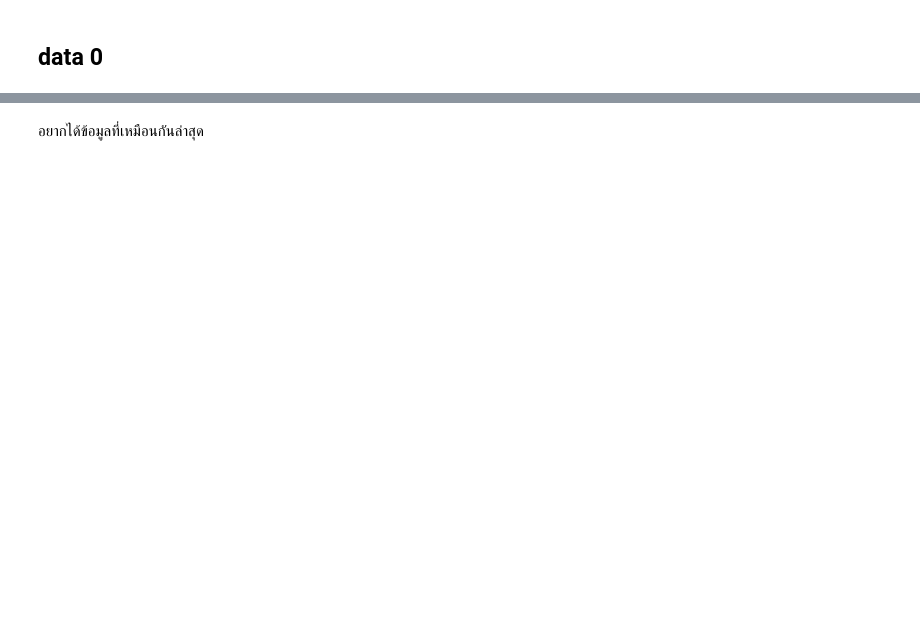
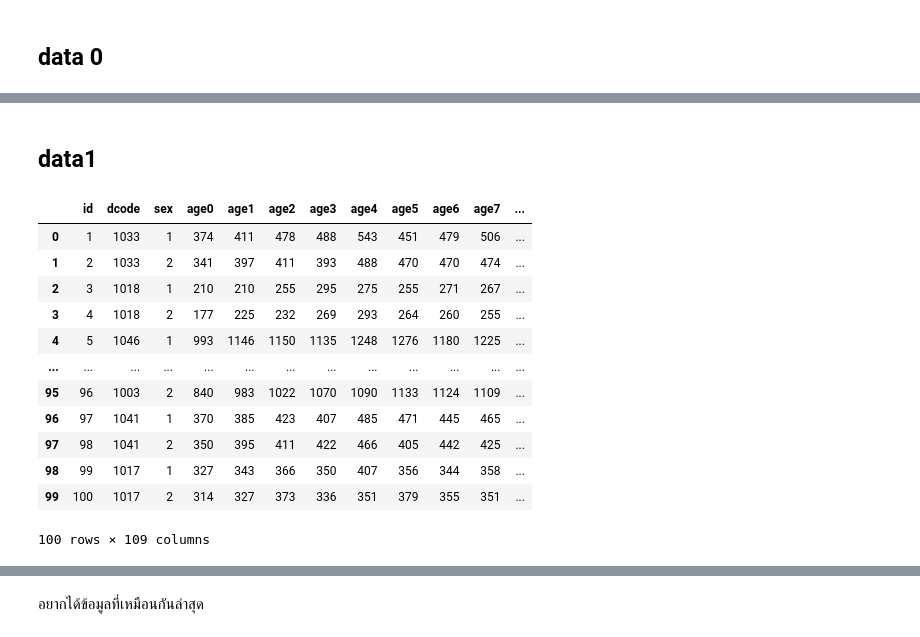
Before and after one commit to chuangchai49097/DWDM21, a Jupyter notebook: project.ipynb, the cells around one changed output, grey strips where cells are left out. Saved outputs shown, nothing was run; the diff lists cells and outputs as text; code cells hidden in the pictures; blank space fills up the shorter version.

```diff
--- a/project.ipynb
+++ b/project.ipynb
@@ -492,0 +74,19 @@ data6.head()
+# %% [markdown]
+## data1
+# %%
+data1 = pd.read_csv(os.path.join(path,'poppulationbyage59.csv'))
+data1 # import ไฟล์ปี 59
+# %% [output]
+|  | id | dcode | sex | age0 | age1 | age2 | age3 | age4 | age5 | age6 | age7 | ... |
+| 0 | 1 | 1033 | 1 | 374 | 411 | 478 | 488 | 543 | 451 | 479 | 506 | ... |
+| 1 | 2 | 1033 | 2 | 341 | 397 | 411 | 393 | 488 | 470 | 470 | 474 | ... |
+| 2 | 3 | 1018 | 1 | 210 | 210 | 255 | 295 | 275 | 255 | 271 | 267 | ... |
+| 3 | 4 | 1018 | 2 | 177 | 225 | 232 | 269 | 293 | 264 | 260 | 255 | ... |
+| 4 | 5 | 1046 | 1 | 993 | 1146 | 1150 | 1135 | 1248 | 1276 | 1180 | 1225 | ... |
+| ... | ... | ... | ... | ... | ... | ... | ... | ... | ... | ... | ... | ... |
+| 95 | 96 | 1003 | 2 | 840 | 983 | 1022 | 1070 | 1090 | 1133 | 1124 | 1109 | ... |
+| 96 | 97 | 1041 | 1 | 370 | 385 | 423 | 407 | 485 | 471 | 445 | 465 | ... |
+| 97 | 98 | 1041 | 2 | 350 | 395 | 411 | 422 | 466 | 405 | 442 | 425 | ... |
+| 98 | 99 | 1017 | 1 | 327 | 343 | 366 | 350 | 407 | 356 | 344 | 358 | ... |
+| 99 | 100 | 1017 | 2 | 314 | 327 | 373 | 336 | 351 | 379 | 355 | 351 | ... |
+100 rows × 109 columns
```
Also changed, not shown: parts of 80 cells of this notebook.
